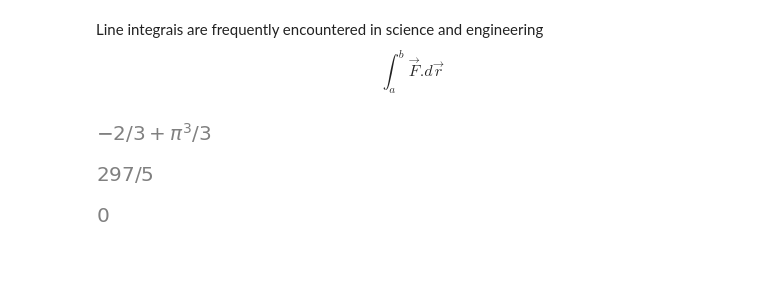
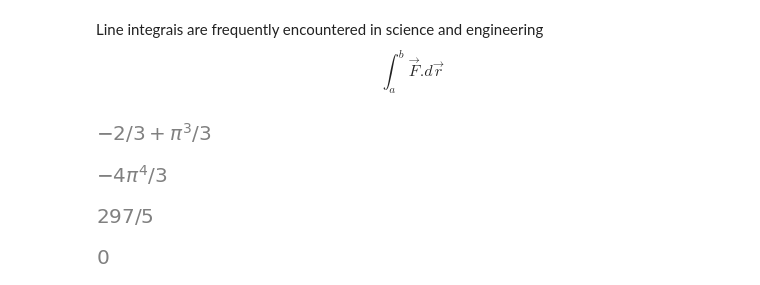
Before and after one commit to vnikoofard/vector-calculus-with-computer, a Jupyter notebook: Sympy/AV-checking.ipynb, the cells around one changed output. Saved outputs shown, nothing was run; the diff lists cells and outputs as text; code cells hidden in the pictures; blank space fills up the shorter version.

Commit message:
Surface_Area

```diff
--- a/Sympy/AV-checking.ipynb
+++ b/Sympy/AV-checking.ipynb
@@ -300,6 +300,21 @@ def Norm(v):
     return simplify(sqrt(Dot(v,v)))
 # %%
 from sympy.abc import theta , phi
+# %%
+def Surface_Area(surface, a,b):
+    '''
+        This function calculate the area of a 3D parametrized surface
+        surface:(Tuple) parametrized surface
+        a:(Tuple) (first parameter of the surface, initial point, final point)
+        b:(Tuple) (second parameter of the surface, initial point, final point)
+    '''
+
+    module = Norm(Cross(Diff(surface,a[0]),Diff(surface,b[0])))
+    return integrate(mod, a ,b)
+# %%
+Surface_Area((sin(phi)*cos(theta) , sin(phi)*sin(theta), cos(phi)), (theta,0,2*pi), (phi,0,pi))
+# %% [output]
+[figure, added]
 # %%
 def Surface_Integral(field,surface, a = 0, b = 0):
     '''
```
